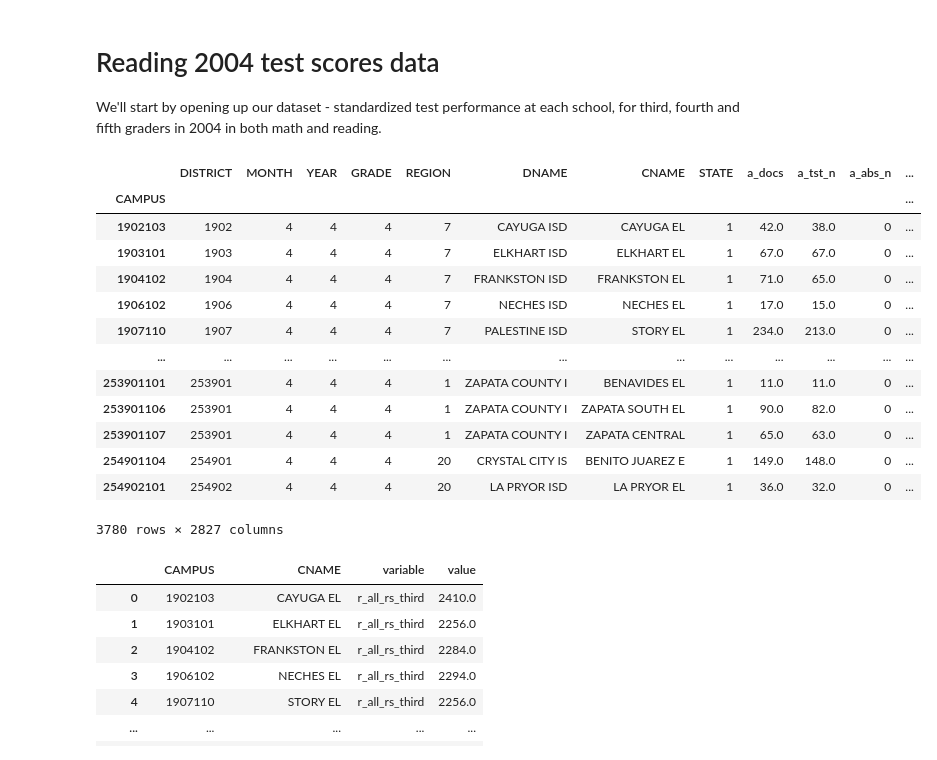
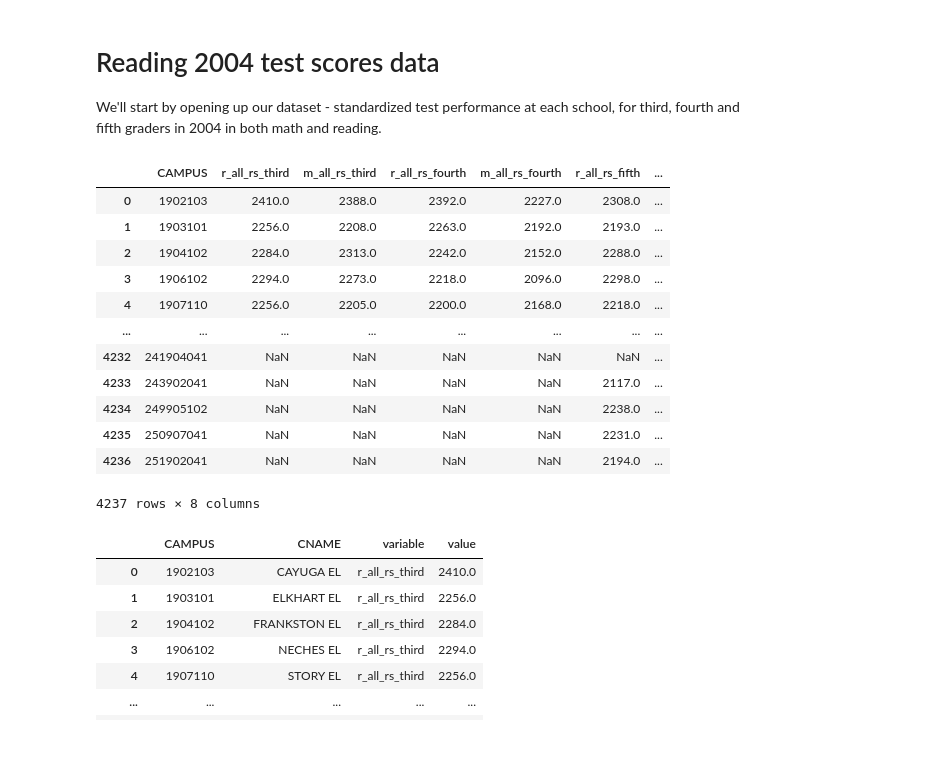
Before and after one commit to data4news/dallas-news-linear-regression, a Jupyter notebook: scratchpad.ipynb, the cells around one changed output. Drawn from its saved outputs; the diff is of its cells as text; code cells hidden in the pictures.

```diff
--- a/scratchpad.ipynb
+++ b/scratchpad.ipynb
@@ -46,27 +46,32 @@ pd.set_option("display.max_columns", 200)
 
 We'll start by opening up our dataset - standardized test performance at each school, for third, fourth and fifth graders in 2004 in both math and reading.
 # %%
-df_third_grade_2004 = pd.read_csv("data/cfy04e3.dat").set_index('CAMPUS').assign(grade='third')
-df_fourth_grade_2004 = pd.read_csv("data/cfy04e4.dat").set_index('CAMPUS').assign(grade='fourth')
-df_fifth_grade_2004 = pd.read_csv("data/cfy04e5.dat").set_index('CAMPUS').assign(grade='fifth')
+df_third_grade_2004 = pd.read_csv("data/cfy04e3.dat", usecols=['r_all_rs', 'm_all_rs', 'CNAME', 'CAMPUS']).set_index('CAMPUS').add_suffix('_third')
+df_fourth_grade_2004 = pd.read_csv("data/cfy04e4.dat", usecols=['r_all_rs', 'm_all_rs', 'CNAME', 'CAMPUS']).set_index('CAMPUS').add_suffix('_fourth')
+df_fifth_grade_2004 = pd.read_csv("data/cfy04e5.dat", usecols=['r_all_rs', 'm_all_rs', 'CNAME', 'CAMPUS']).set_index('CAMPUS').add_suffix('_fifth')
 
-df_2004 = pd.concat([df_third_grade_2004, df_fourth_grade_2004, df_fifth_grade_2004])
-df_2004.query('grade=="fourth"')
+df_2004 = pd.concat([df_third_grade_2004, df_fourth_grade_2004, df_fifth_grade_2004], axis=1)
+df_2004['CNAME'] = df_2004['CNAME_third'].fillna(df_2004['CNAME_fourth']).fillna(df_2004['CNAME_fifth'])
+df_2004 = df_2004.drop(columns=['CNAME_third', 'CNAME_fourth', 'CNAME_fifth'])
+
+df = df_2004.reset_index()
+
+
+df
 # %% [output]
-|  | DISTRICT | MONTH | YEAR | GRADE | REGION | DNAME | CNAME | STATE | a_docs | a_tst_n | a_abs_n | ... |
-| CAMPUS |  |  |  |  |  |  |  |  |  |  |  | ... |
-| 1902103 | 1902 | 4 | 4 | 4 | 7 | CAYUGA ISD | CAYUGA EL | 1 | 42.0 | 38.0 | 0 | ... |
-| 1903101 | 1903 | 4 | 4 | 4 | 7 | ELKHART ISD | ELKHART EL | 1 | 67.0 | 67.0 | 0 | ... |
-| 1904102 | 1904 | 4 | 4 | 4 | 7 | FRANKSTON ISD | FRANKSTON EL | 1 | 71.0 | 65.0 | 0 | ... |
-| 1906102 | 1906 | 4 | 4 | 4 | 7 | NECHES ISD | NECHES EL | 1 | 17.0 | 15.0 | 0 | ... |
-| 1907110 | 1907 | 4 | 4 | 4 | 7 | PALESTINE ISD | STORY EL | 1 | 234.0 | 213.0 | 0 | ... |
-| ... | ... | ... | ... | ... | ... | ... | ... | ... | ... | ... | ... | ... |
-| 253901101 | 253901 | 4 | 4 | 4 | 1 | ZAPATA COUNTY I | BENAVIDES EL | 1 | 11.0 | 11.0 | 0 | ... |
-| 253901106 | 253901 | 4 | 4 | 4 | 1 | ZAPATA COUNTY I | ZAPATA SOUTH EL | 1 | 90.0 | 82.0 | 0 | ... |
-| 253901107 | 253901 | 4 | 4 | 4 | 1 | ZAPATA COUNTY I | ZAPATA CENTRAL | 1 | 65.0 | 63.0 | 0 | ... |
-| 254901104 | 254901 | 4 | 4 | 4 | 20 | CRYSTAL CITY IS | BENITO JUAREZ E | 1 | 149.0 | 148.0 | 0 | ... |
-| 254902101 | 254902 | 4 | 4 | 4 | 20 | LA PRYOR ISD | LA PRYOR EL | 1 | 36.0 | 32.0 | 0 | ... |
+|  | CAMPUS | r_all_rs_third | m_all_rs_third | r_all_rs_fourth | m_all_rs_fourth | r_all_rs_fifth | ... |
+| 0 | 1902103 | 2410.0 | 2388.0 | 2392.0 | 2227.0 | 2308.0 | ... |
+| 1 | 1903101 | 2256.0 | 2208.0 | 2263.0 | 2192.0 | 2193.0 | ... |
+| 2 | 1904102 | 2284.0 | 2313.0 | 2242.0 | 2152.0 | 2288.0 | ... |
+| 3 | 1906102 | 2294.0 | 2273.0 | 2218.0 | 2096.0 | 2298.0 | ... |
+| 4 | 1907110 | 2256.0 | 2205.0 | 2200.0 | 2168.0 | 2218.0 | ... |
+| ... | ... | ... | ... | ... | ... | ... | ... |
+| 4232 | 241904041 | NaN | NaN | NaN | NaN | NaN | ... |
+| 4233 | 243902041 | NaN | NaN | NaN | NaN | 2117.0 | ... |
+| 4234 | 249905102 | NaN | NaN | NaN | NaN | 2238.0 | ... |
+| 4235 | 250907041 | NaN | NaN | NaN | NaN | 2231.0 | ... |
+| 4236 | 251902041 | NaN | NaN | NaN | NaN | 2194.0 | ... |
-3780 rows × 2827 columns
+4237 rows × 8 columns
 # %%
 # Here is the dataframe above in long format if you'd prefer it that way!
 df_long = df.melt(id_vars=['CAMPUS', 'CNAME']).dropna()
```
Also changed, not shown: parts of 8 cells of this notebook, 1 other file.
